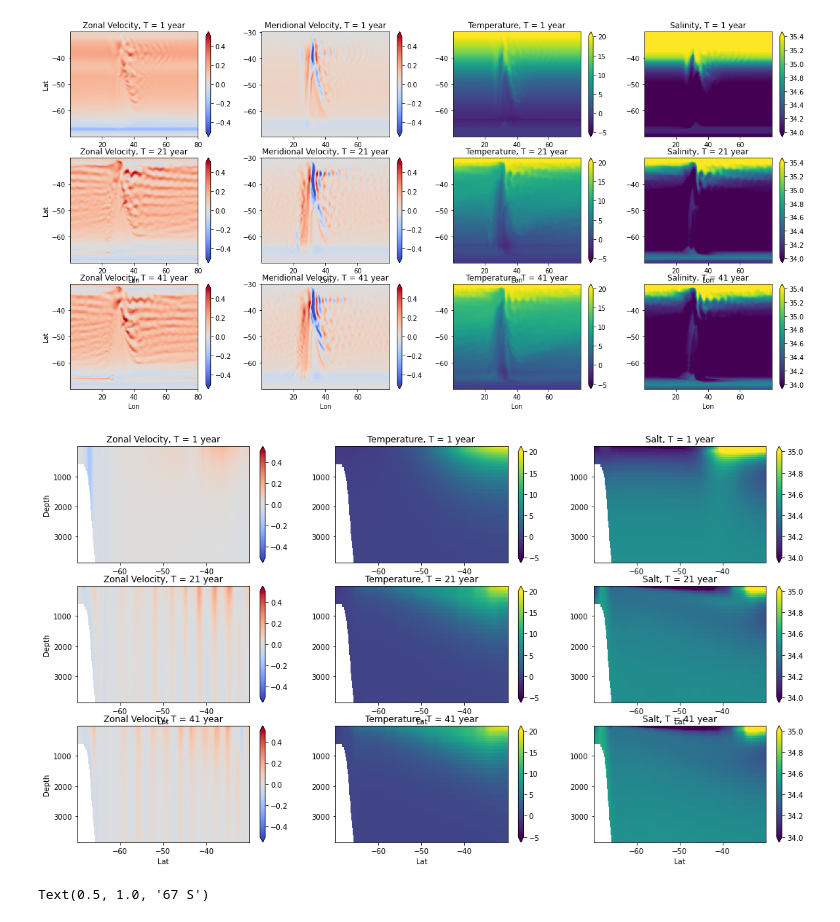
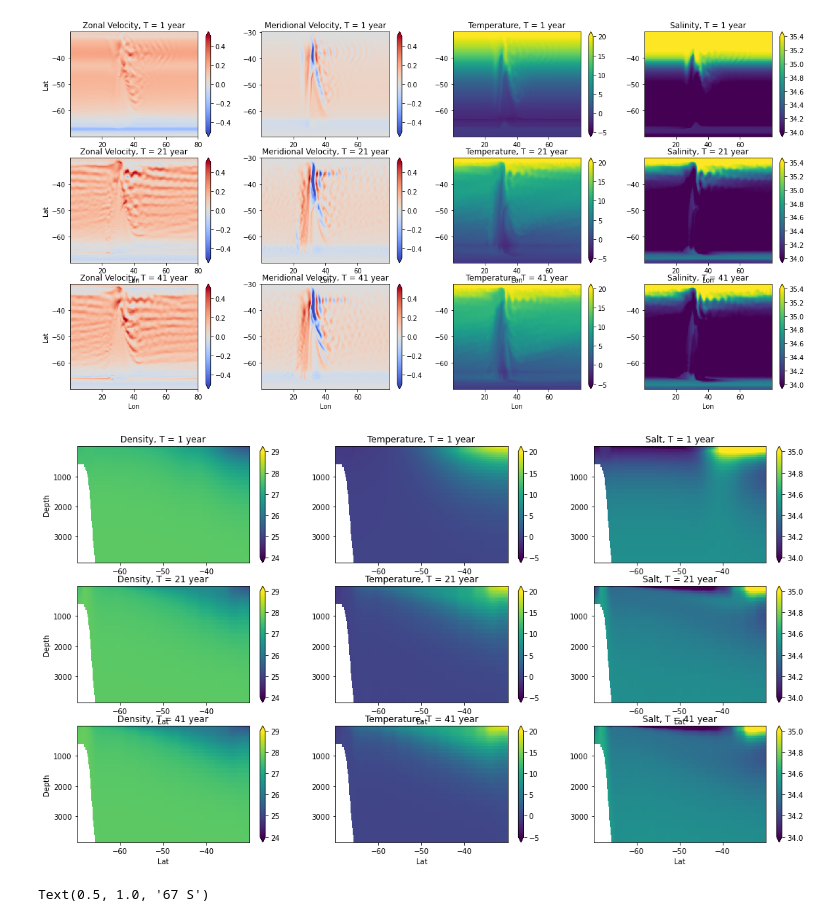
Before and after one commit to hmkhatri/MOM6-Channel-Southern-Ocean, a Jupyter notebook: Analysis/TS_025_Test.ipynb, the cells around one changed output. Cells and saved outputs as stored; diff of their text form; code cells hidden in the pictures.

```diff
--- a/Analysis/TS_025_Test.ipynb
+++ b/Analysis/TS_025_Test.ipynb
@@ -111,6 +111,8 @@ ds_stat.close()
 # %% [markdown]
 $\large \text{Spatial fields}$
 # %%
+ppdir = "/work/Hemant.Khatri/MOM6_idealised/PEM_ACC/N_75/Z_star/TS_Wright/Res_025/"
+
 ds_z = xr.open_mfdataset(ppdir+"prog_z*.nc",decode_times=False)
 print(ds_z)
 
@@ -146,0 +182,4 @@ grid = Grid(ds_z, coords={'X': {'center': 'xh', 'right': 'xq'},
+# %%
+sigma = xr.apply_ufunc(pdens, ds_z['salt'], ds_z['temp'], dask='parallelized', output_dtypes=[ds_z['salt'].dtype])
+
+print(sigma)
@@ -188,39 +235,39 @@ for i in range(0,50,20):
 # %%
 plt.figure(figsize=(18,10))
 
 ct = 0
 for i in range(0,50,20):
     plt.subplot(3,3,3*ct + 1)
-    tmp = ds_z['u'].isel(Time = i, xq=240)
-    plt.pcolor(ds_z['yh'], ds_z['z_l'], tmp, vmin = -0.5, vmax = 0.5, cmap='coolwarm')
+    tmp = sigma.isel(Time = i, xh=240)
+    plt.pcolor(ds_z['yh'], ds_z['z_l'], tmp, vmin = 24.0, vmax = 29.0)
     plt.colorbar(extend='both')
     plt.ylabel('Depth')
-    if(ct>0):
+    if(ct>1):
         plt.xlabel('Lat')
-    plt.title('Zonal Velocity, T = ' + str(i+1) + ' year')
+    plt.title('Density, T = ' + str(i+1) + ' year')
     plt.gca().invert_yaxis()
 
     plt.subplot(3,3,3*ct + 2)
     tmp = ds_z['temp'].isel(Time = i, xh=240)
     plt.pcolor(ds_z['yh'], ds_z['z_l'], tmp, vmin = -5, vmax = 20.)
     plt.colorbar(extend='both')
-    if(ct>0):
+    if(ct>1):
         plt.xlabel('Lat')
     plt.title('Temperature, T = ' + str(i+1) + ' year')
     plt.gca().invert_yaxis()
 
     plt.subplot(3,3,3*ct + 3)
     tmp = ds_z['salt'].isel(Time = i, xh=240)
     plt.pcolor(ds_z['yh'], ds_z['z_l'], tmp, vmin = 34.0, vmax = 35.0)
     plt.colorbar(extend='both')
-    if(ct>0):
+    if(ct>1):
         plt.xlabel('Lat')
     plt.title('Salt, T = ' + str(i+1) + ' year')
     plt.gca().invert_yaxis()
 
     ct = ct + 1
 # %% [output]
-[figure, old version]
+[figure, new version]
 # %%
 plt.figure(figsize=(18,6))
 
```
Also changed, not shown: parts of 16 cells of this notebook.
